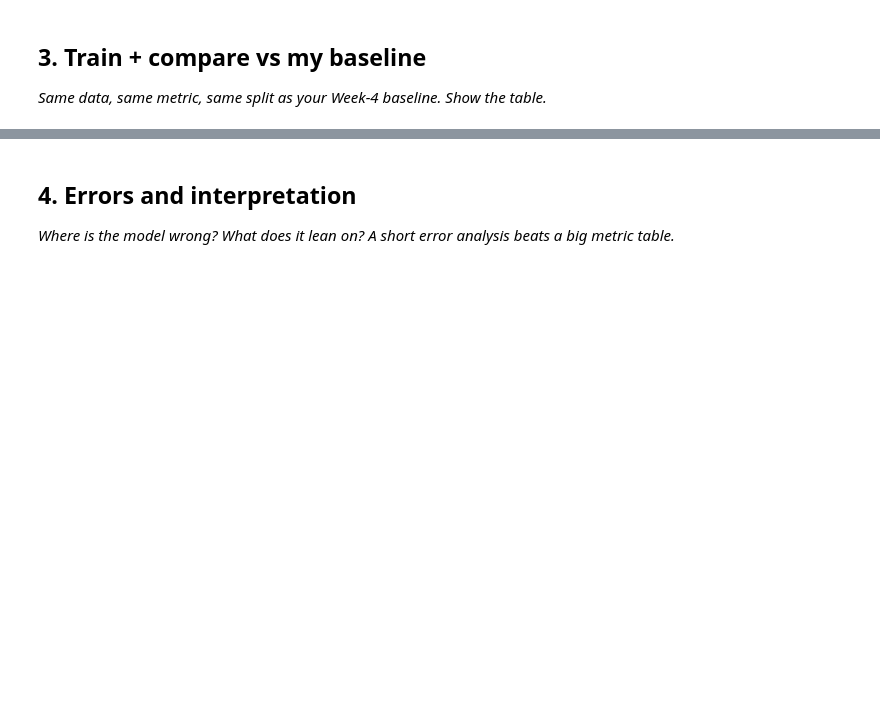
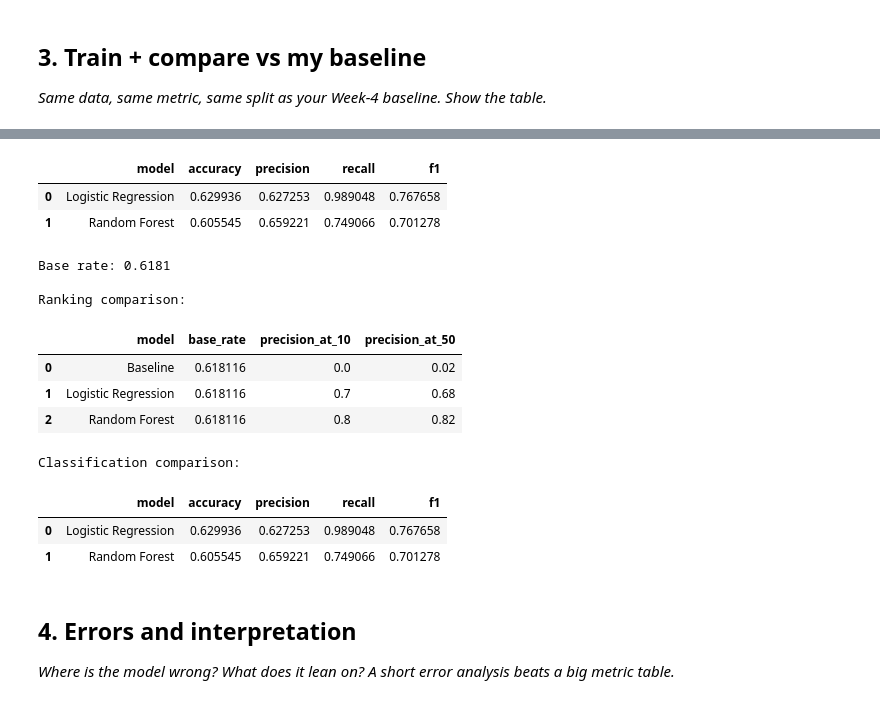
Before and after one commit to ahmed-morad15/flyrank-ml-internship, a Jupyter notebook: work/notebooks/w05_model.ipynb, the cells around one changed output, grey strips where cells are left out. Cells and saved outputs as stored; diff of their text form; code cells hidden in the pictures; blank space fills up the shorter version.

```diff
--- a/work/notebooks/w05_model.ipynb
+++ b/work/notebooks/w05_model.ipynb
@@ -30,3 +322,44 @@ This skeleton is yours to fill. Work the sections **in order** — each one has
+# %%
+classification_results = []
+
+for name, predictions in [
+    ("Logistic Regression", logreg_pred),
+    ("Random Forest", rf_pred),
+]:
+    classification_results.append({
+        "model": name,
+        "accuracy": accuracy_score(y_val, predictions),
+        "precision": precision_score(y_val, predictions, zero_division=0),
+        "recall": recall_score(y_val, predictions, zero_division=0),
+        "f1": f1_score(y_val, predictions, zero_division=0),
+    })
+
+classification_comparison = pd.DataFrame(classification_results)
+
+classification_comparison
+# %% [output]
+|  | model | accuracy | precision | recall | f1 |
+| 0 | Logistic Regression | 0.629936 | 0.627253 | 0.989048 | 0.767658 |
+| 1 | Random Forest | 0.605545 | 0.659221 | 0.749066 | 0.701278 |
+# %%
+print("Base rate:", round(y_val.mean(), 4))
+print("\nRanking comparison:")
+display(comparison)
+
+print("\nClassification comparison:")
+display(classification_comparison)
+# %% [output]
+Base rate: 0.6181
+
+Ranking comparison:
+|  | model | base_rate | precision_at_10 | precision_at_50 |
+| 0 | Baseline | 0.618116 | 0.0 | 0.02 |
+| 1 | Logistic Regression | 0.618116 | 0.7 | 0.68 |
+| 2 | Random Forest | 0.618116 | 0.8 | 0.82 |
+Classification comparison:
+|  | model | accuracy | precision | recall | f1 |
+| 0 | Logistic Regression | 0.629936 | 0.627253 | 0.989048 | 0.767658 |
+| 1 | Random Forest | 0.605545 | 0.659221 | 0.749066 | 0.701278 |
 # %% [markdown]
 ## 4. Errors and interpretation
 
```
Also changed, not shown: parts of 20 cells of this notebook.
